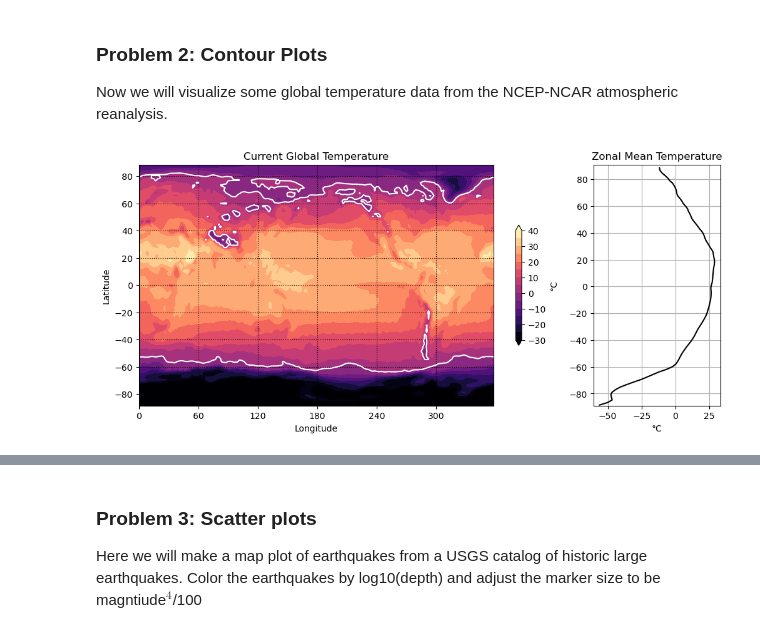
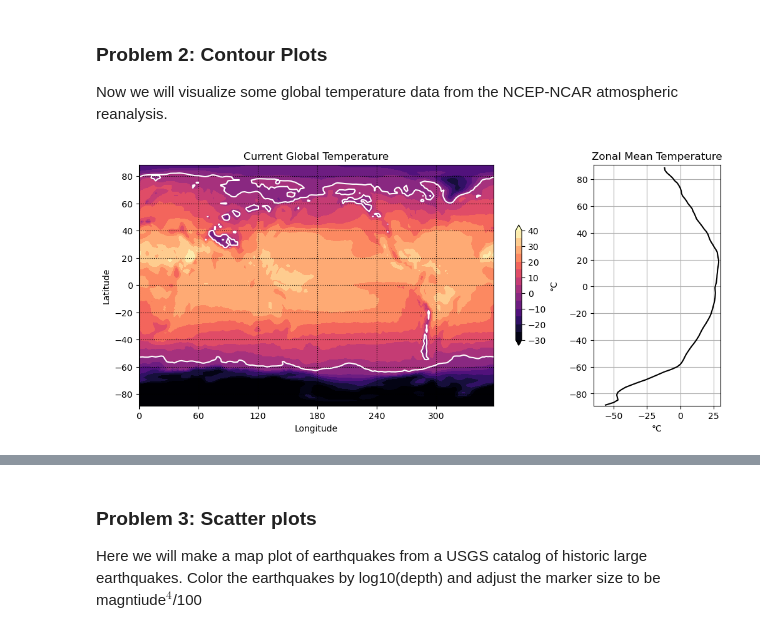
Before and after one commit to KathrynCheng1/rces-assignments, a Jupyter notebook: Cheng_assignment4.ipynb, the cells around one changed output, grey strips where cells are left out. Drawn from its saved outputs; the diff is of its cells as text; code cells hidden in the pictures.

```diff
--- a/Cheng_assignment4.ipynb
+++ b/Cheng_assignment4.ipynb
@@ -145,34 +145,35 @@ import warnings
 import matplotlib.pyplot as plt
 import numpy as np
 from cartopy import crs as ccrs, feature as cfeature
 
 #  Suppress warnings issued by Cartopy when downloading data files
 warnings.filterwarnings('ignore')
 
 fig, axes = plt.subplots(figsize=(12, 5), ncols=2, width_ratios=[7, 2])
 #fig, axes = plt.subplots(figsize=(11, 5), ncols=2, width_ratios=[3,1])
 ax0, ax1 = axes
 ax0.set_title("Current Global Temperature")
 contour1 = ax0.contourf(lon, lat, temp, levels = np.arange(-30, 41, 5), extend = "both", cmap='magma', vmin=-30, vmax=40)
 cbar = fig.colorbar(contour1, ax=ax0, shrink=0.5)
 cbar.set_label('°C')  # Add this line to set the label
 ax0.set_xticks(np.arange(min(lon), max(lon)+1, 60))  # Adjust min and max as needed
 
 ax0.grid(True, color = 'black', linestyle = ':')
 ax0.set_ylabel("Latitude")
 ax0.set_xlabel("Longitude")
 ax0.contour(lon, lat, temp, [0], colors = 'white')
 
 mean_temp = np.mean(temp, axis=1)
 ax1.plot(mean_temp, lat, color='black')
 ax1.set_xlabel("°C")
 ax1.set_title("Zonal Mean Temperature")
 ax1.set_ylim(-89, 91)
+ax1.set_xlim(-65, 30)
 ax1.grid(True)
 plt.subplots_adjust(wspace=0.04)  # Adjust spacing between plot on the left and plot on the right
 plt.show()
 # %% [output]
-[figure, old version]
+[figure, new version]
 # %% [markdown]
 ![figure](images/assignment4_fig2.png)
 # %% [markdown]
```
